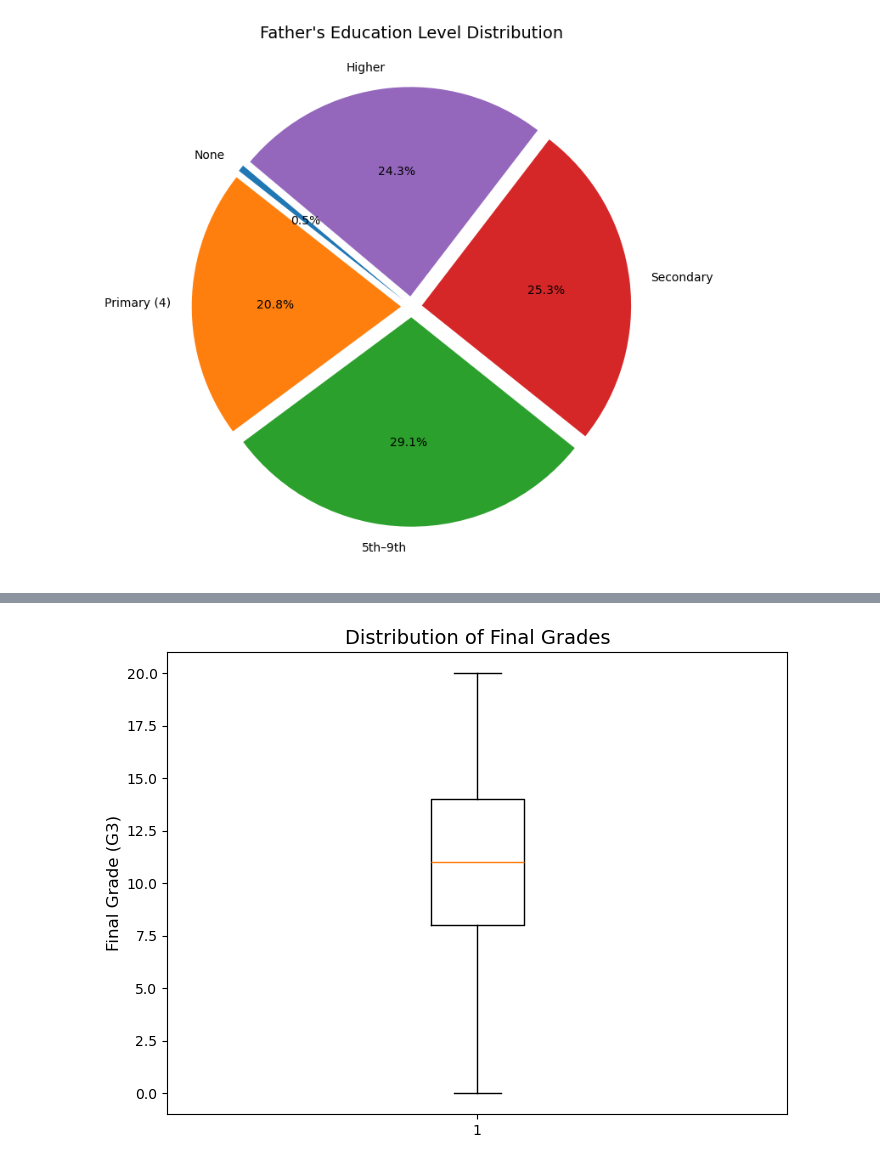
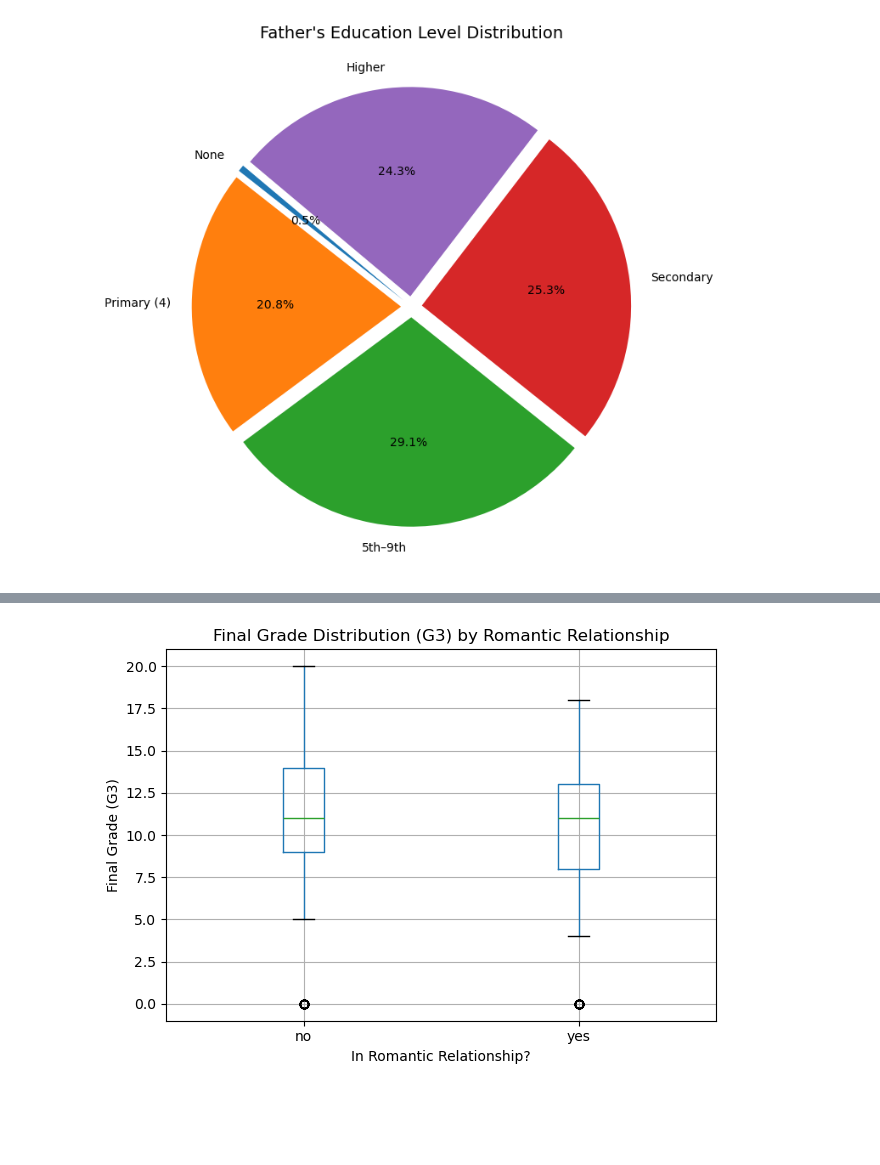
Before and after one commit to danielTongu/cs445_spring2025, a Jupyter notebook: lab1/studentperformance/StudentPerformance_Visualization.ipynb, the cells around one changed output, grey strips where cells are left out. Drawn from its saved outputs; the diff is of its cells as text; code cells hidden in the pictures; blank space fills up the shorter version.

```diff
--- a/lab1/studentperformance/StudentPerformance_Visualization.ipynb
+++ b/lab1/studentperformance/StudentPerformance_Visualization.ipynb
@@ -20,7 +20,7 @@ def load_student_data(csv_path):
     return df
 
 # Load and preview the dataset
-student_data = load_student_data('student-mat.csv')
+student_data = load_student_data('studentperformance/student-mat.csv')
 
 # Display the first few rows of the dataset
 print("Student Dataset Preview:")
@@ -151,19 +195,12 @@ It helps visualize central tendency and variability.
 # %%
-def plot_final_grade_box_chart(dataframe):
-    """
-    Creates a box plot to show distribution of final grades (G3).
-
-    @param dataframe: DataFrame containing student performance data.
-    """
-    plt.figure(figsize=(8, 6))
-    plt.boxplot(dataframe['G3'])
-
-    plt.ylabel("Final Grade (G3)", fontsize=12)
-    plt.title("Distribution of Final Grades", fontsize=14)
-    plt.savefig("DanielTongu_FinalGradeBoxPlot.png")
-    plt.show()
-
-# Call the function
-plot_final_grade_box_chart(student_data)
+student_data.boxplot(column='G3', by='romantic')
+plt.title("Final Grade Distribution (G3) by Romantic Relationship")
+plt.suptitle("")  # Remove default subtitle
+plt.xlabel("In Romantic Relationship?")
+plt.ylabel("Final Grade (G3)")
+plt.grid(True)
+plt.tight_layout()
+plt.savefig("DanielTongu_FinalGradeByRomantic.png")
+plt.show()
 # %% [output]
-[figure, old version]
+[figure, new version]
```
Also changed, not shown: parts of 8 cells of this notebook.
